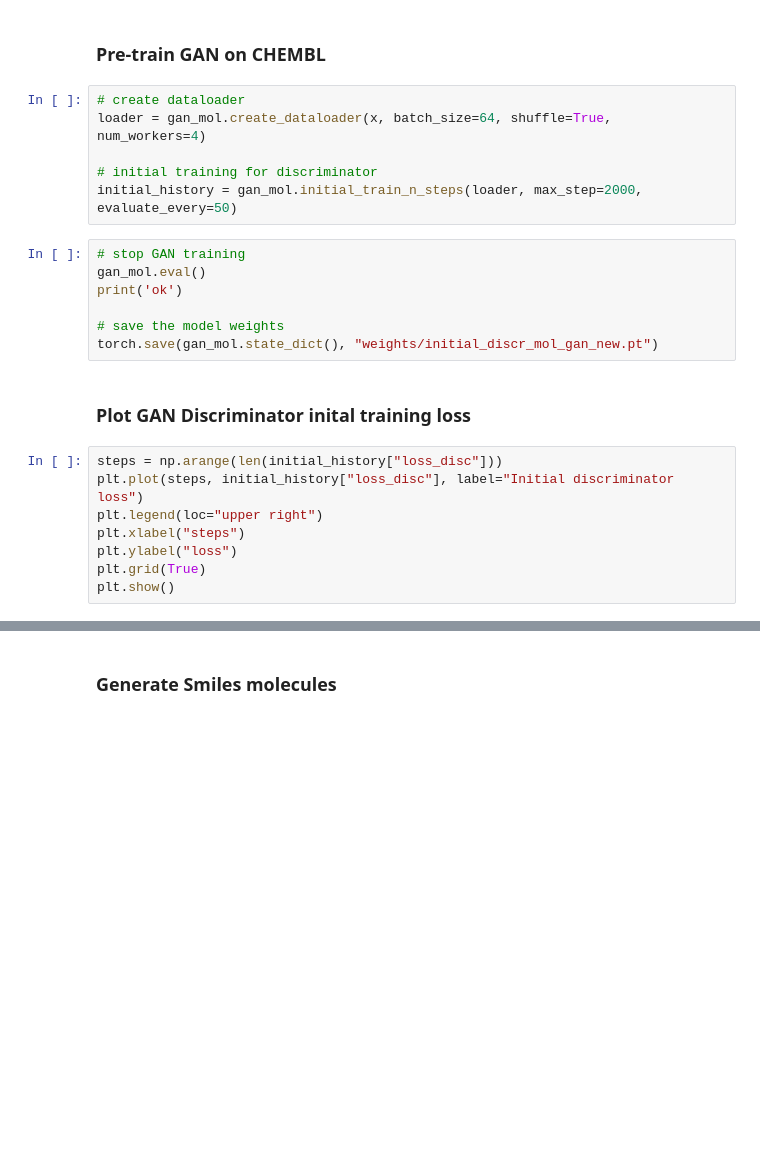
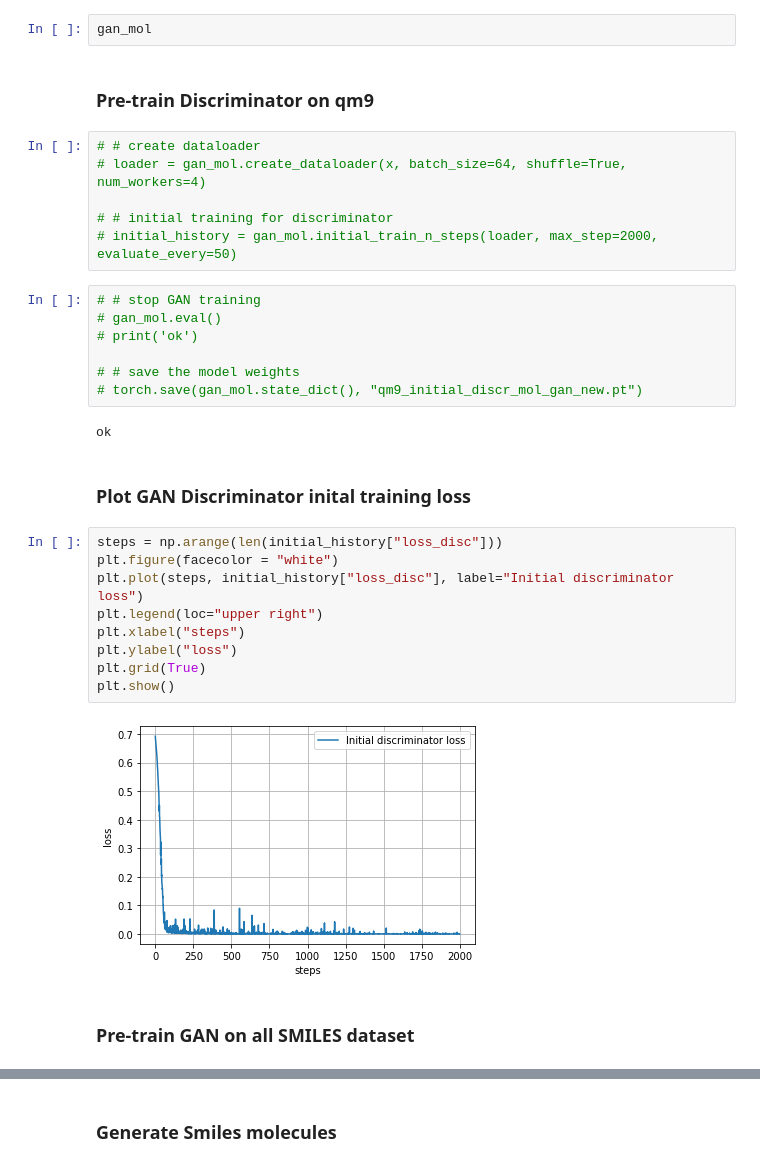
Before and after one commit to nebaskov/MolGen, a Jupyter notebook: notebook.ipynb, the cells around one changed output, grey strips where cells are left out. Cells and saved outputs as stored; diff of their text form; blank space fills up the shorter version.

```diff
--- a/notebook.ipynb
+++ b/notebook.ipynb
@@ -29,28 +73,37 @@ gan_mol = MolGen(x, classifier=clf, hidden_dim=128, lr=5e-4, device="cpu")
+# %%
+gan_mol
 # %% [markdown]
-### Pre-train GAN on CHEMBL
+### Pre-train Discriminator on qm9
 # %%
-# create dataloader
-loader = gan_mol.create_dataloader(x, batch_size=64, shuffle=True, num_workers=4)
+# # create dataloader
+# loader = gan_mol.create_dataloader(x, batch_size=64, shuffle=True, num_workers=4)
 
-# initial training for discriminator
-initial_history = gan_mol.initial_train_n_steps(loader, max_step=2000, evaluate_every=50)
+# # initial training for discriminator
+# initial_history = gan_mol.initial_train_n_steps(loader, max_step=2000, evaluate_every=50)
 # %%
-# stop GAN training
-gan_mol.eval()
-print('ok')
+# # stop GAN training
+# gan_mol.eval()
+# print('ok')
 
-# save the model weights
-torch.save(gan_mol.state_dict(), "weights/initial_discr_mol_gan_new.pt")
+# # save the model weights
+# torch.save(gan_mol.state_dict(), "qm9_initial_discr_mol_gan_new.pt")
+# %% [output]
+ok
 # %% [markdown]
 ### Plot GAN Discriminator inital training loss
 # %%
 steps = np.arange(len(initial_history["loss_disc"]))
+plt.figure(facecolor = "white")
 plt.plot(steps, initial_history["loss_disc"], label="Initial discriminator loss")
 plt.legend(loc="upper right")
 plt.xlabel("steps")
 plt.ylabel("loss")
 plt.grid(True)
 plt.show()
+# %% [output]
+[figure, added]
+# %% [markdown]
+### Pre-train GAN on all SMILES dataset
 # %%
 # train model for 10000 steps
 
```
Also changed, not shown: parts of 16 cells of this notebook, 2 other files.
